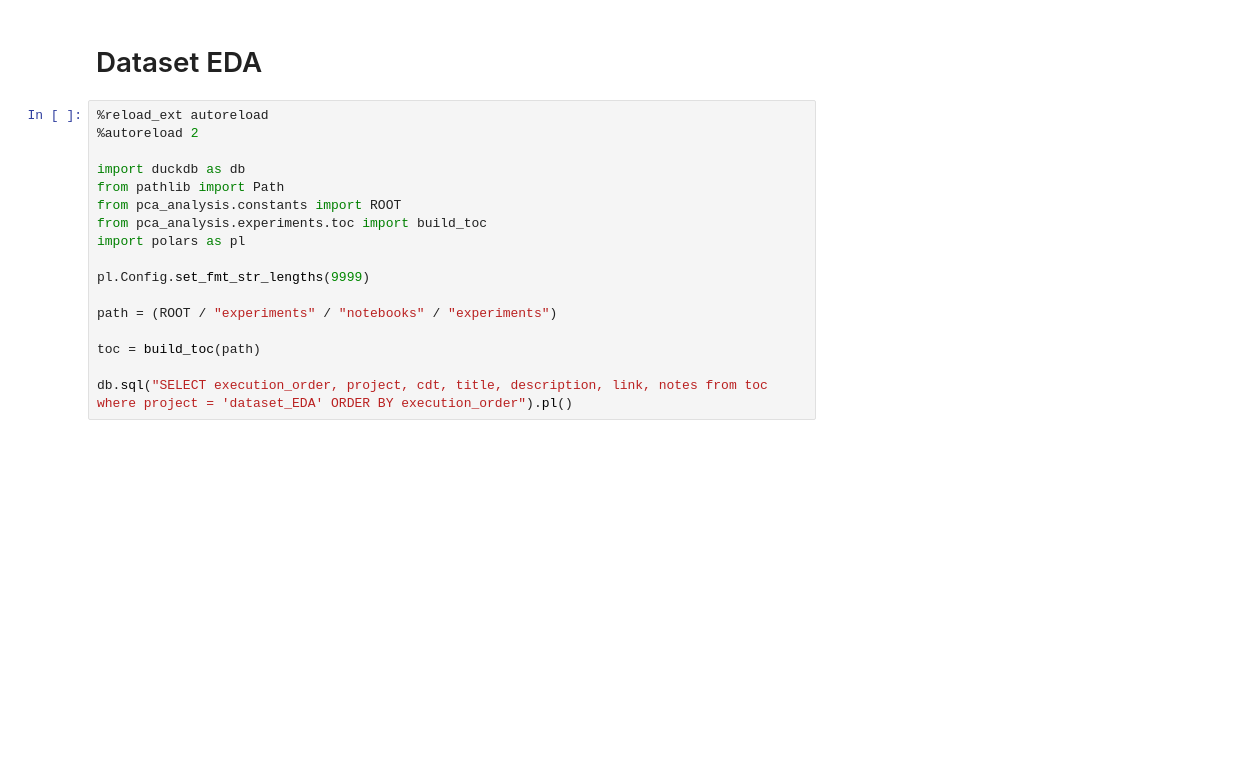
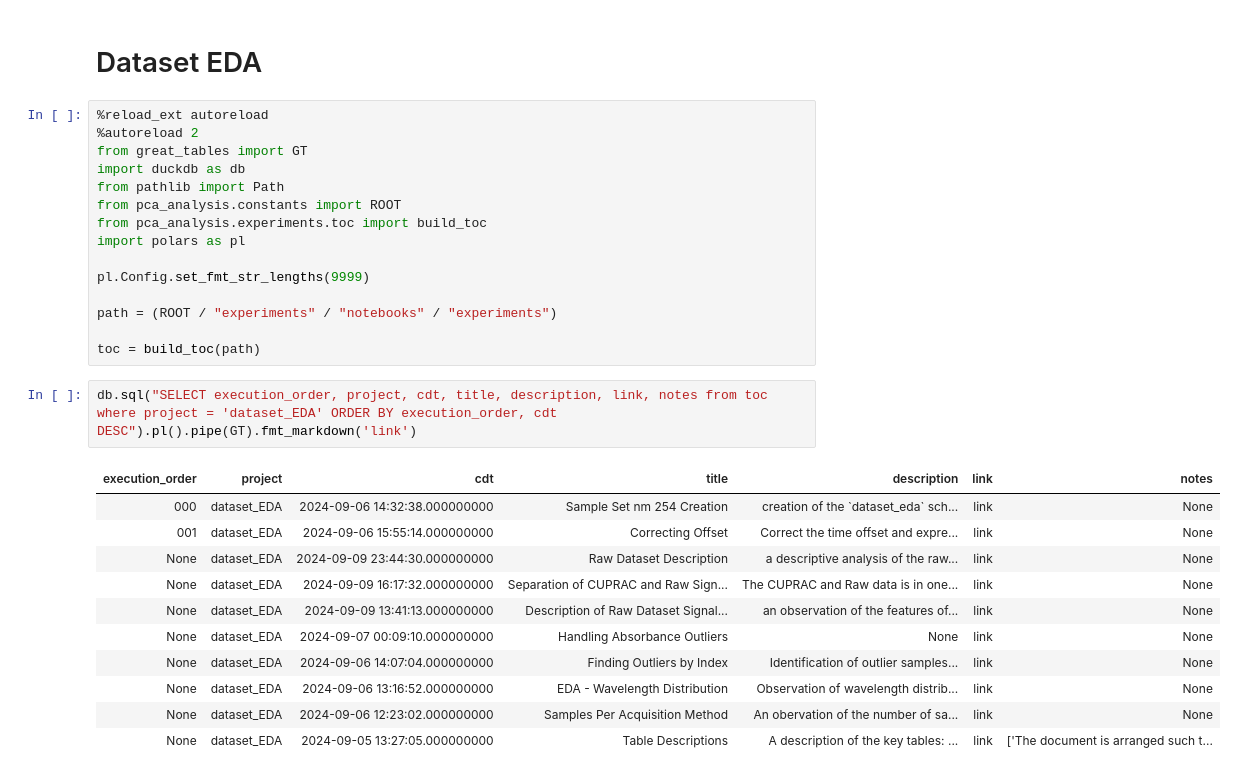
Before and after one commit to jonathanstathakis/pca_analysis, a Jupyter notebook: pca_analysis/experiments/notebooks/projects/project_dataset_eda.ipynb, the cells around one changed output. Cells and saved outputs as stored; diff of their text form; blank space fills up the shorter version.

```diff
--- a/pca_analysis/experiments/notebooks/projects/project_dataset_eda.ipynb
+++ b/pca_analysis/experiments/notebooks/projects/project_dataset_eda.ipynb
@@ -10,7 +10,7 @@ goals: "Provide a description of the dataset in terms of timstep, run time inter
 # %%
 %reload_ext autoreload
 %autoreload 2
-
+from great_tables import GT
 import duckdb as db
 from pathlib import Path
 from pca_analysis.constants import ROOT
@@ -22,8 +22,20 @@ pl.Config.set_fmt_str_lengths(9999)
 path = (ROOT / "experiments" / "notebooks" / "experiments")
 
 toc = build_toc(path)
-
-db.sql("SELECT execution_order, project, cdt, title, description, link, notes from toc where project = 'dataset_EDA' ORDER BY execution_order").pl()
+# %%
+db.sql("SELECT execution_order, project, cdt, title, description, link, notes from toc where project = 'dataset_EDA' ORDER BY execution_order, cdt DESC").pl().pipe(GT).fmt_markdown('link')
+# %% [output]
+| execution_order | project | cdt | title | description | link | notes |
+| 000 | dataset_EDA | 2024-09-06 14:32:38.000000000 | Sample Set nm 254 Creation | creation of the `dataset_eda` sch... | link | None |
+| 001 | dataset_EDA | 2024-09-06 15:55:14.000000000 | Correcting Offset | Correct the time offset and expre... | link | None |
+| None | dataset_EDA | 2024-09-09 23:44:30.000000000 | Raw Dataset Description | a descriptive analysis of the raw... | link | None |
+| None | dataset_EDA | 2024-09-09 16:17:32.000000000 | Separation of CUPRAC and Raw Sign... | The CUPRAC and Raw data is in one... | link | None |
+| None | dataset_EDA | 2024-09-09 13:41:13.000000000 | Description of Raw Dataset Signal... | an observation of the features of... | link | None |
+| None | dataset_EDA | 2024-09-07 00:09:10.000000000 | Handling Absorbance Outliers | None | link | None |
+| None | dataset_EDA | 2024-09-06 14:07:04.000000000 | Finding Outliers by Index | Identification of outlier samples... | link | None |
+| None | dataset_EDA | 2024-09-06 13:16:52.000000000 | EDA - Wavelength Distribution | Observation of wavelength distrib... | link | None |
+| None | dataset_EDA | 2024-09-06 12:23:02.000000000 | Samples Per Acquisition Method | An obervation of the number of sa... | link | None |
+| None | dataset_EDA | 2024-09-05 13:27:05.000000000 | Table Descriptions | A description of the key tables: ... | link | ['The document is arranged such t... |
 # %% [markdown]
 ## TODO:
 - [ ] admin
```
Also changed, not shown: parts of 2 cells of this notebook, 11 other files.
